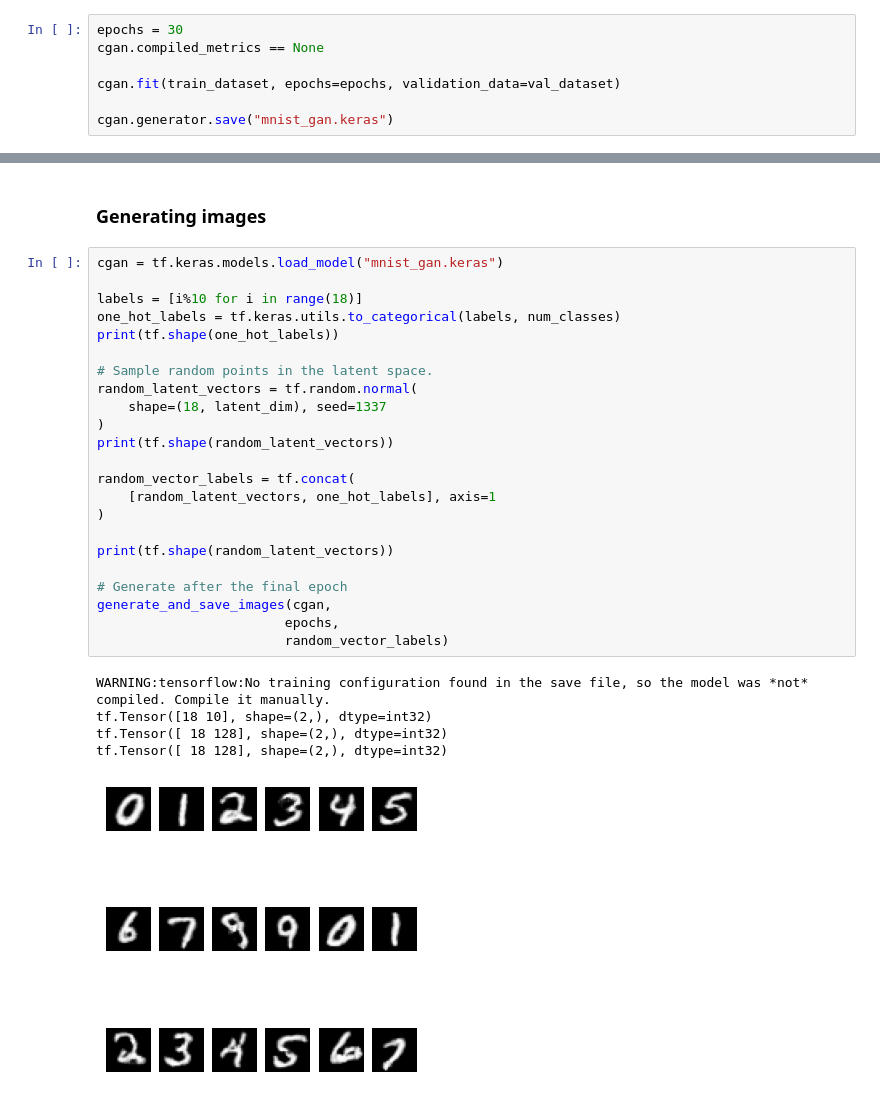
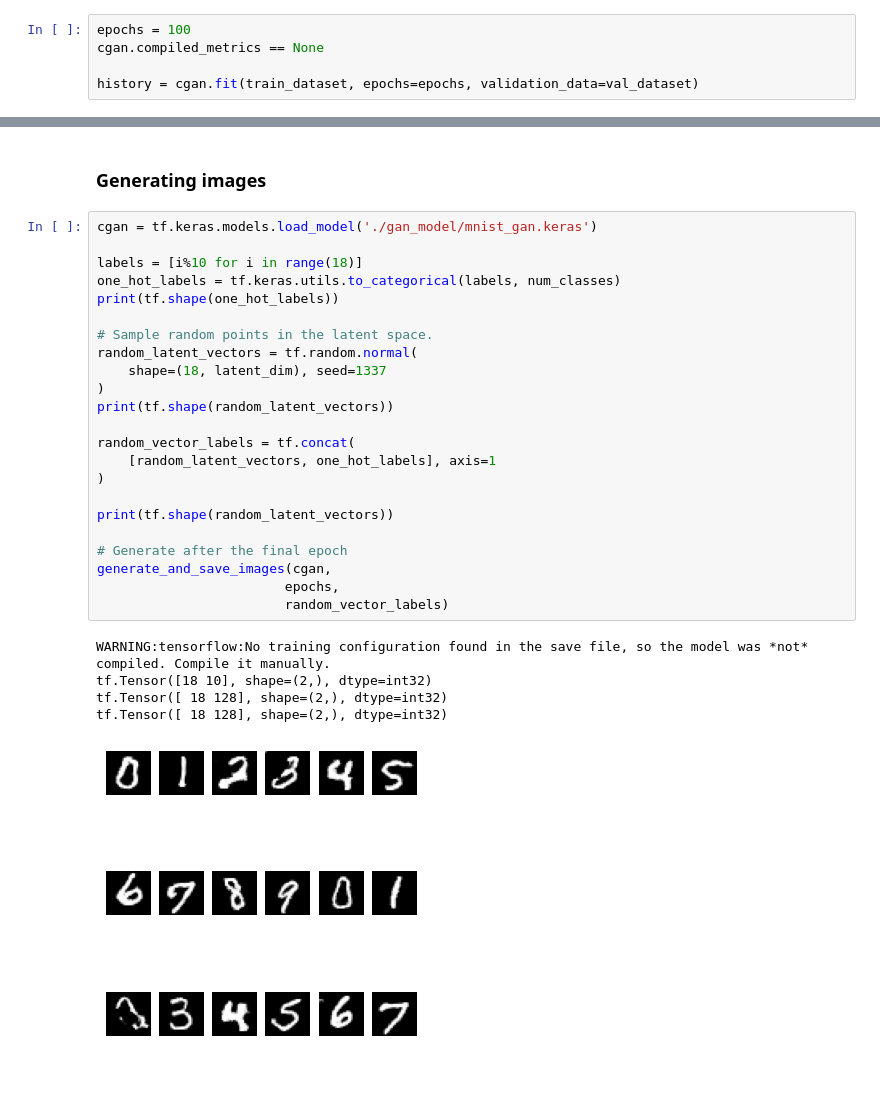
Before and after one commit to Lisa-dk/self-supervised-mnist, a Jupyter notebook: mnist_gan.ipynb, the cells around one changed output, grey strips where cells are left out. Saved outputs shown, nothing was run; the diff lists cells and outputs as text.

```diff
--- a/mnist_gan.ipynb
+++ b/mnist_gan.ipynb
@@ -297,10 +297,8 @@ Shape of training labels: (54000, 10)
 # %% [markdown]
 ### Training the models
 # %%
-epochs = 30
+epochs = 100
 cgan.compiled_metrics == None
 
-cgan.fit(train_dataset, epochs=epochs, validation_data=val_dataset)
-
-cgan.generator.save("mnist_gan.keras")
+history = cgan.fit(train_dataset, epochs=epochs, validation_data=val_dataset)
 # %% [output]
@@ -317,31 +326,31 @@ KeyboardInterrupt:
 # %% [markdown]
 ### Generating images
 # %%
-cgan = tf.keras.models.load_model("mnist_gan.keras")
+cgan = tf.keras.models.load_model('./gan_model/mnist_gan.keras')
 
 labels = [i%10 for i in range(18)]
 one_hot_labels = tf.keras.utils.to_categorical(labels, num_classes)
 print(tf.shape(one_hot_labels))
 
 # Sample random points in the latent space.
 random_latent_vectors = tf.random.normal(
     shape=(18, latent_dim), seed=1337
 )
 print(tf.shape(random_latent_vectors))
 
 random_vector_labels = tf.concat(
     [random_latent_vectors, one_hot_labels], axis=1
 )
 
 print(tf.shape(random_latent_vectors))
 
 # Generate after the final epoch
 generate_and_save_images(cgan,
                         epochs,
                         random_vector_labels)
 # %% [output]
 WARNING:tensorflow:No training configuration found in the save file, so the model was *not* compiled. Compile it manually.
 tf.Tensor([18 10], shape=(2,), dtype=int32)
 tf.Tensor([ 18 128], shape=(2,), dtype=int32)
 tf.Tensor([ 18 128], shape=(2,), dtype=int32)
-[figure, old version]
+[figure, new version]
```
Also changed, not shown: parts of 9 cells of this notebook.
